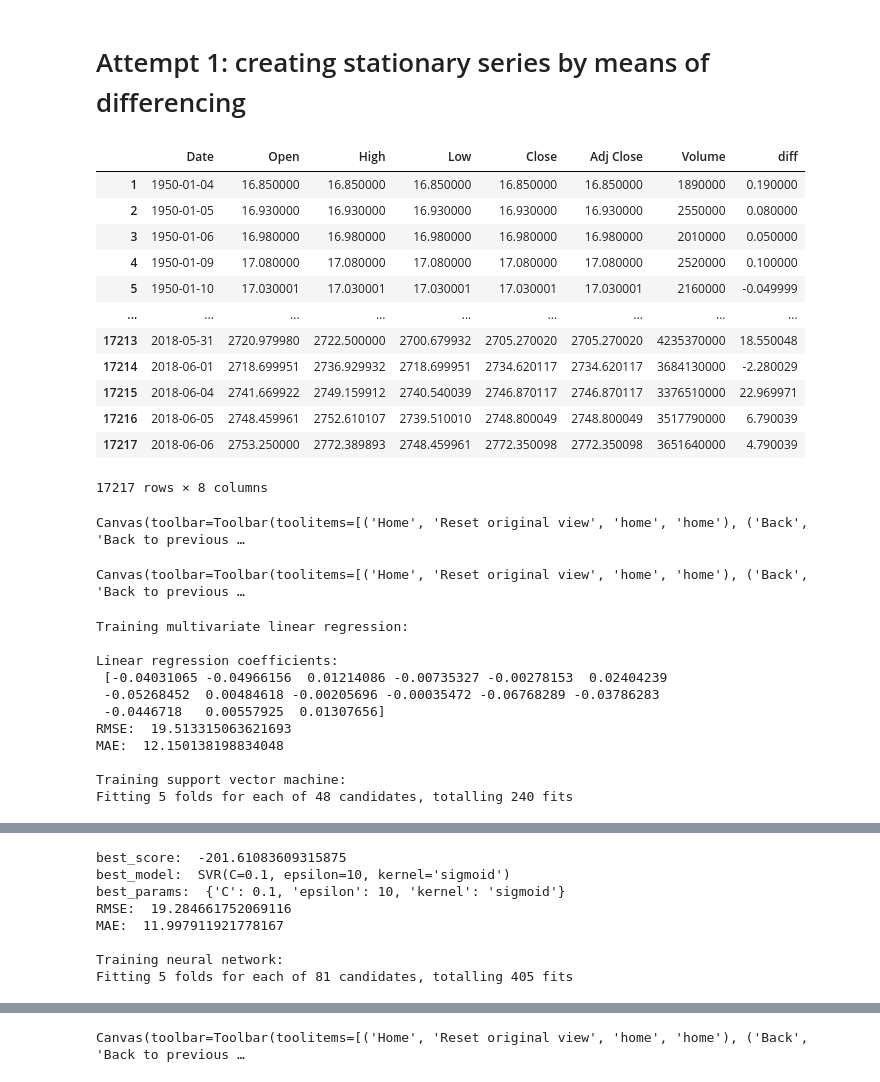
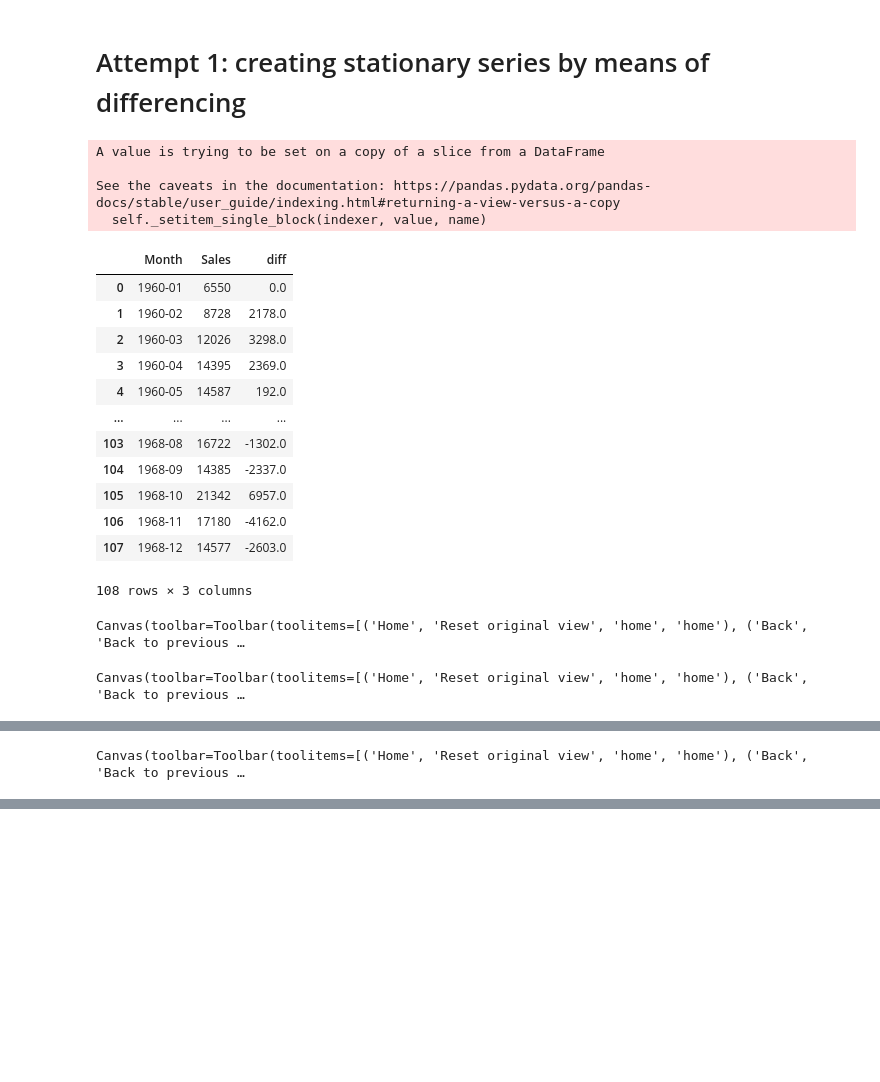
Before and after one commit to tristanmckechnie/tristan_meng_data_science, a Jupyter notebook: differencing_one_dimensional.ipynb, the cells around one changed output, grey strips where cells are left out. Saved outputs shown, nothing was run; the diff lists cells and outputs as text; code cells hidden in the pictures; blank space fills up the shorter version.

```diff
--- a/differencing_one_dimensional.ipynb
+++ b/differencing_one_dimensional.ipynb
@@ -50,5 +47,8 @@ plt.tight_layout()
 Canvas(toolbar=Toolbar(toolitems=[('Home', 'Reset original view', 'home', 'home'), ('Back', 'Back to previous …
 # %% [markdown]
 # 1. Baseline attempt: no feature engineering, just raw data
+# %%
+window_length = 24
+split = 12
 # %%
 # initialize class object
@@ -132,62 +122,59 @@ Canvas(toolbar=Toolbar(toolitems=[('Home', 'Reset original view', 'home', 'home'
 # Attempt 1: creating stationary series by means of differencing
 # %%
 # import some data
-df = pd.read_csv('./test_data/GSPC.csv')
+df = pd.read_csv('./test_data/monthly-car-sales.csv') # sp_500 = GSPC.csv, # airplaine = AirPassengers.csv
+# df = df.iloc[-2000:,:].reset_index(drop=True) # only look at last 2000 days
 
 # difference data
-df['diff'] = df['Open'].diff(periods=1)
+df['diff'] = df['Sales'].diff(periods=1)
+df['diff'].iloc[0] = 0
 
 # drop rows with nans ie first row
-df.dropna(inplace=True)
+# df.dropna(inplace=True)
 
 # view dataframe
 display(df)
 
 # plot this new signal
-# df.plot()
 
 # forecasting on new dataset
 
 # initialize class object
-differenced = time_series_prediction(df['Date'][-2000:],df['diff'][-2000:],15,1)#time_series_prediction(sp_500['Date'][-4000:],sp_500['Volume'][-4000:]/1e9,5,1) # pass: ime series dates, univariate time series, lag window length, a number of steps ahead to predict
+differenced = time_series_prediction(df['Month'],df['diff'],window_length,1)#time_series_prediction(sp_500['Date'][-4000:],sp_500['Volume'][-4000:]/1e9,5,1) # pass: ime series dates, univariate time series, lag window length, a number of steps ahead to predict
 differenced.sliding_window_1(verbose=0) # time series to supervised ML problem
-differenced.train_test_split(split=1700) # testing and training dataset split
+differenced.train_test_split(split=split) # testing and training dataset split
 differenced.test_train_plot()    # visualize training split
 
 # perform some prediction tasks
 differenced.linear_regression()
 differenced.support_vector_machine(model_tunning=True)
 differenced.neural_net_mlp(model_tunning=True)
 differenced.naive_model()
 
 # visualize results
 differenced.vis_results_time_series(second_plot='error')
 
-# invert transform difference strategy
+# collect results together nicely
+tabulated_results_1 = differenced.results()
+tabulated_results_1.plot()
+display(tabulated_results_1)
 # %% [output]
+A value is trying to be set on a copy of a slice from a DataFrame
+
+See the caveats in the documentation: https://pandas.pydata.org/pandas-docs/stable/user_guide/indexing.html#returning-a-view-versus-a-copy
+  self._setitem_single_block(indexer, value, name)
-|  | Date | Open | High | Low | Close | Adj Close | Volume | diff |
-| 1 | 1950-01-04 | 16.850000 | 16.850000 | 16.850000 | 16.850000 | 16.850000 | 1890000 | 0.190000 |
-| 2 | 1950-01-05 | 16.930000 | 16.930000 | 16.930000 | 16.930000 | 16.930000 | 2550000 | 0.080000 |
-| 3 | 1950-01-06 | 16.980000 | 16.980000 | 16.980000 | 16.980000 | 16.980000 | 2010000 | 0.050000 |
-| 4 | 1950-01-09 | 17.080000 | 17.080000 | 17.080000 | 17.080000 | 17.080000 | 2520000 | 0.100000 |
-| 5 | 1950-01-10 | 17.030001 | 17.030001 | 17.030001 | 17.030001 | 17.030001 | 2160000 | -0.049999 |
-| ... | ... | ... | ... | ... | ... | ... | ... | ... |
-| 17213 | 2018-05-31 | 2720.979980 | 2722.500000 | 2700.679932 | 2705.270020 | 2705.270020 | 4235370000 | 18.550048 |
-| 17214 | 2018-06-01 | 2718.699951 | 2736.929932 | 2718.699951 | 2734.620117 | 2734.620117 | 3684130000 | -2.280029 |
-| 17215 | 2018-06-04 | 2741.669922 | 2749.159912 | 2740.540039 | 2746.870117 | 2746.870117 | 3376510000 | 22.969971 |
-| 17216 | 2018-06-05 | 2748.459961 | 2752.610107 | 2739.510010 | 2748.800049 | 2748.800049 | 3517790000 | 6.790039 |
-| 17217 | 2018-06-06 | 2753.250000 | 2772.389893 | 2748.459961 | 2772.350098 | 2772.350098 | 3651640000 | 4.790039 |
+|  | Month | Sales | diff |
+| 0 | 1960-01 | 6550 | 0.0 |
+| 1 | 1960-02 | 8728 | 2178.0 |
+| 2 | 1960-03 | 12026 | 3298.0 |
+| 3 | 1960-04 | 14395 | 2369.0 |
+| 4 | 1960-05 | 14587 | 192.0 |
+| ... | ... | ... | ... |
+| 103 | 1968-08 | 16722 | -1302.0 |
+| 104 | 1968-09 | 14385 | -2337.0 |
+| 105 | 1968-10 | 21342 | 6957.0 |
+| 106 | 1968-11 | 17180 | -4162.0 |
+| 107 | 1968-12 | 14577 | -2603.0 |
-17217 rows × 8 columns
-Canvas(toolbar=Toolbar(toolitems=[('Home', 'Reset original view', 'home', 'home'), ('Back', 'Back to previous …
+108 rows × 3 columns
 Canvas(toolbar=Toolbar(toolitems=[('Home', 'Reset original view', 'home', 'home'), ('Back', 'Back to previous …
-Training multivariate linear regression:
-
-Linear regression coefficients:
- [-0.04031065 -0.04966156  0.01214086 -0.00735327 -0.00278153  0.02404239
- -0.05268452  0.00484618 -0.00205696 -0.00035472 -0.06768289 -0.03786283
- -0.0446718   0.00557925  0.01307656]
-RMSE:  19.513315063621693
-MAE:  12.150138198834048
-
-Training support vector machine:
-Fitting 5 folds for each of 48 candidates, totalling 240 fits
+Canvas(toolbar=Toolbar(toolitems=[('Home', 'Reset original view', 'home', 'home'), ('Back', 'Back to previous …
@@ -199,8 +198 @@ Fitting 5 folds for each of 48 candidates, totalling 240 fits
-best_score:  -201.61083609315875
-best_model:  SVR(C=0.1, epsilon=10, kernel='sigmoid')
-best_params:  {'C': 0.1, 'epsilon': 10, 'kernel': 'sigmoid'}
-RMSE:  19.284661752069116
-MAE:  11.997911921778167
-
-Training neural network:
-Fitting 5 folds for each of 81 candidates, totalling 405 fits
+Canvas(toolbar=Toolbar(toolitems=[('Home', 'Reset original view', 'home', 'home'), ('Back', 'Back to previous …
@@ -220 +212,0 @@ MAE:  16.738004585964877
-Canvas(toolbar=Toolbar(toolitems=[('Home', 'Reset original view', 'home', 'home'), ('Back', 'Back to previous …
```
Also changed, not shown: parts of 12 cells of this notebook, 7 other files.
